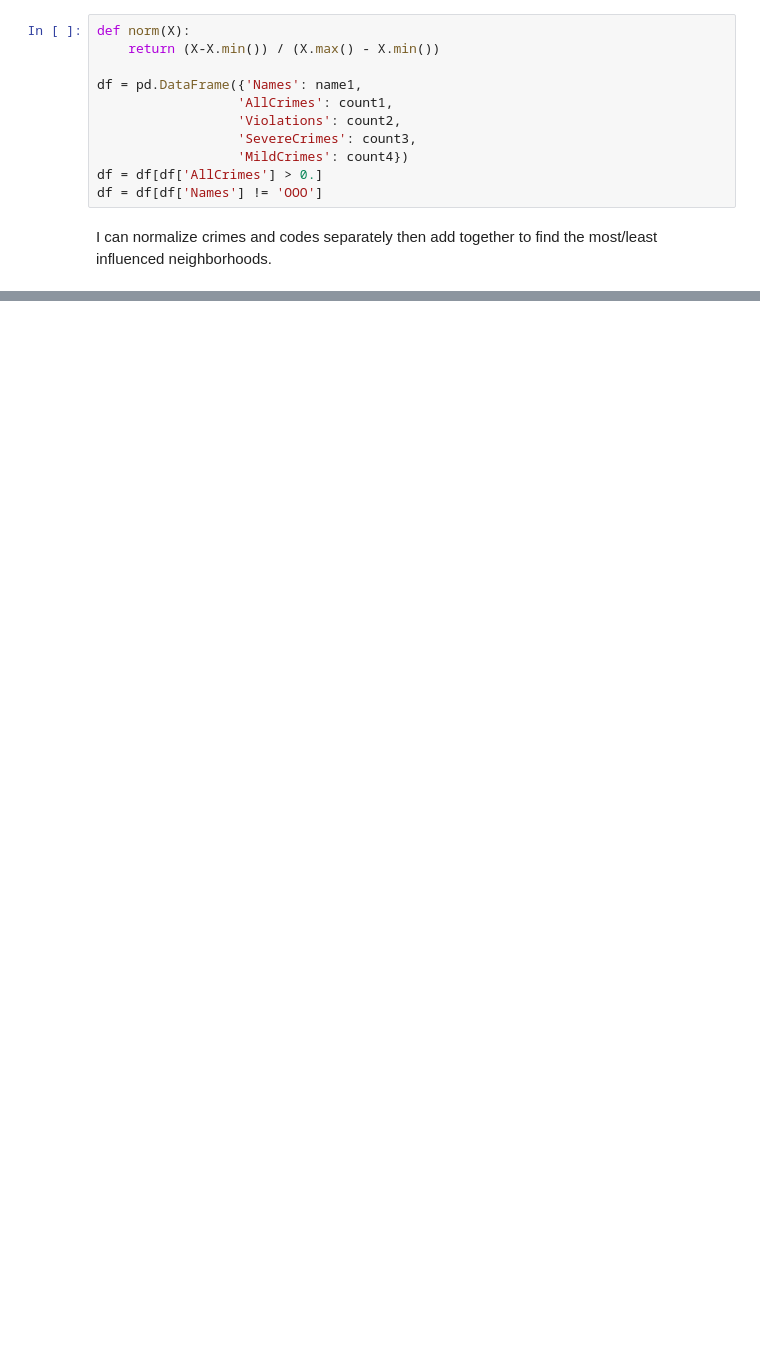
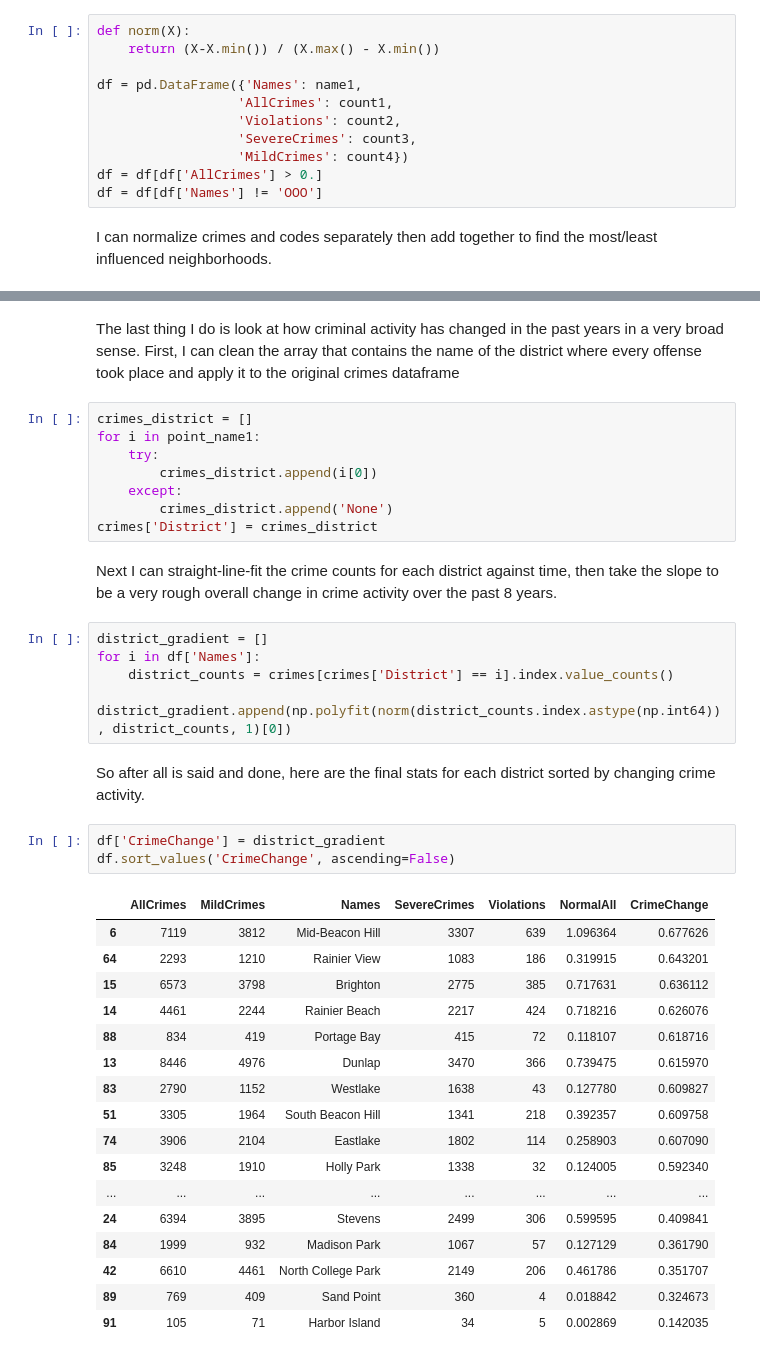
Before and after one commit to RaySSharma/crime-activity-seattle, a Jupyter notebook: CrimeActivitySeattle.ipynb, the cells around one changed output, grey strips where cells are left out. Saved outputs shown, nothing was run; the diff lists cells and outputs as text; blank space fills up the shorter version.

Commit message:
Conclusion done!

```diff
--- a/CrimeActivitySeattle.ipynb
+++ b/CrimeActivitySeattle.ipynb
@@ -308,2 +303,43 @@ Broadway is the worst neighborhood according to this method, followed by Univers
 
 I am glad to see that my current neighborhood, Cedar Park, is 36th place -- much better than my previous neighborhood of University District!
+# %% [markdown]
+The last thing I do is look at how criminal activity has changed in the past years in a very broad sense.
+First, I can clean the array that contains the name of the district where every offense took place and apply it to the original crimes dataframe
+# %%
+crimes_district = []
+for i in point_name1:
+    try:
+        crimes_district.append(i[0])
+    except:
+        crimes_district.append('None')
+crimes['District'] = crimes_district
+# %% [markdown]
+Next I can straight-line-fit the crime counts for each district against time, then take the slope to be a very rough overall change in crime activity over the past 8 years.
+# %%
+district_gradient = []
+for i in df['Names']:
+    district_counts = crimes[crimes['District'] == i].index.value_counts()
+    district_gradient.append(np.polyfit(norm(district_counts.index.astype(np.int64)), district_counts, 1)[0])
+# %% [markdown]
+So after all is said and done, here are the final stats for each district sorted by changing crime activity.
+# %%
+df['CrimeChange'] = district_gradient
+df.sort_values('CrimeChange', ascending=False)
+# %% [output]
+|  | AllCrimes | MildCrimes | Names | SevereCrimes | Violations | NormalAll | CrimeChange |
+| 6 | 7119 | 3812 | Mid-Beacon Hill | 3307 | 639 | 1.096364 | 0.677626 |
+| 64 | 2293 | 1210 | Rainier View | 1083 | 186 | 0.319915 | 0.643201 |
+| 15 | 6573 | 3798 | Brighton | 2775 | 385 | 0.717631 | 0.636112 |
+| 14 | 4461 | 2244 | Rainier Beach | 2217 | 424 | 0.718216 | 0.626076 |
+| 88 | 834 | 419 | Portage Bay | 415 | 72 | 0.118107 | 0.618716 |
+| 13 | 8446 | 4976 | Dunlap | 3470 | 366 | 0.739475 | 0.615970 |
+| 83 | 2790 | 1152 | Westlake | 1638 | 43 | 0.127780 | 0.609827 |
+| 51 | 3305 | 1964 | South Beacon Hill | 1341 | 218 | 0.392357 | 0.609758 |
+| 74 | 3906 | 2104 | Eastlake | 1802 | 114 | 0.258903 | 0.607090 |
+| 85 | 3248 | 1910 | Holly Park | 1338 | 32 | 0.124005 | 0.592340 |
+| ... | ... | ... | ... | ... | ... | ... | ... |
+| 24 | 6394 | 3895 | Stevens | 2499 | 306 | 0.599595 | 0.409841 |
+| 84 | 1999 | 932 | Madison Park | 1067 | 57 | 0.127129 | 0.361790 |
+| 42 | 6610 | 4461 | North College Park | 2149 | 206 | 0.461786 | 0.351707 |
+| 89 | 769 | 409 | Sand Point | 360 | 4 | 0.018842 | 0.324673 |
+| 91 | 105 | 71 | Harbor Island | 34 | 5 | 0.002869 | 0.142035 |
```
Also changed, not shown: parts of 26 cells of this notebook.
